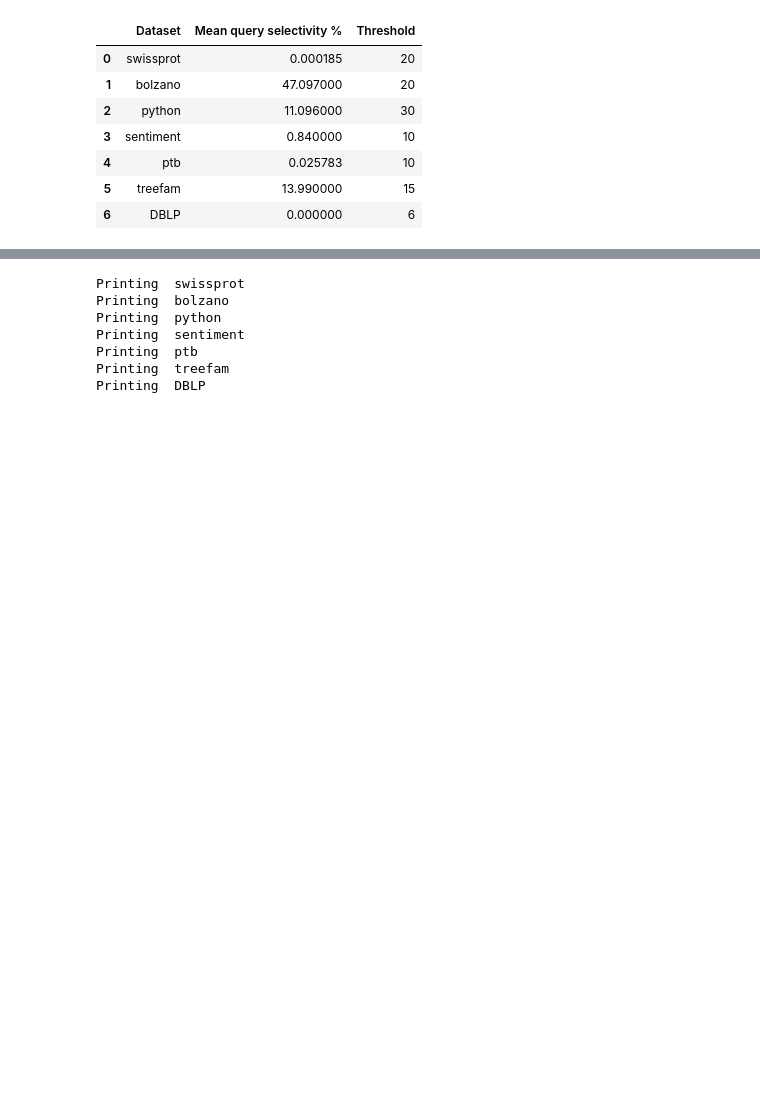
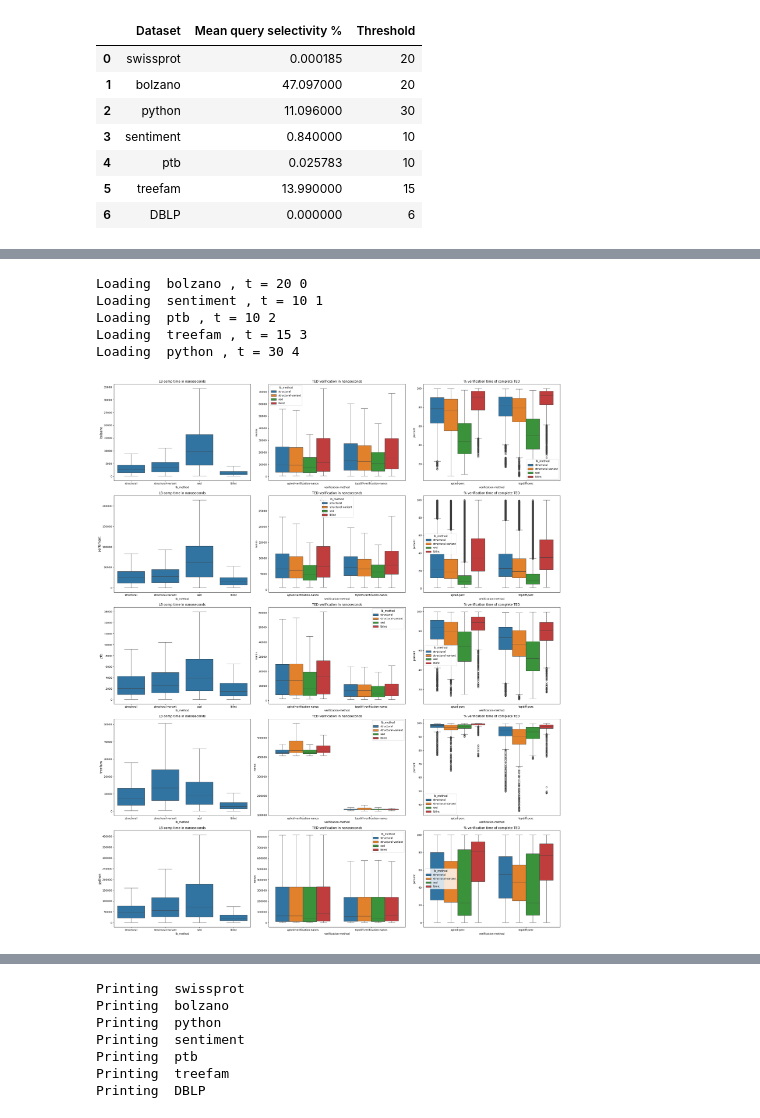
Before and after one commit to LukMRVC/tree-statistics, a Jupyter notebook: TED-viz.ipynb, the cells around one changed output, grey strips where cells are left out. Drawn from its saved outputs; the diff is of its cells as text; code cells hidden in the pictures; blank space fills up the shorter version.

```diff
--- a/TED-viz.ipynb
+++ b/TED-viz.ipynb
@@ -124,0 +183,2 @@ display(df)
+# %%
+melted_percent, melted_absolute, lb_df = load_verification_times('bolzano', 20)
@@ -124,0 +190,27 @@ display(df)
+# %%
+len_tested = len(tested_values)
+fig, axes = plt.subplots(len_tested, 3, figsize=(25, 30))
+
+for i, (ds, t) in enumerate(tested_values):
+    print('Loading ', ds, ', t =', t, i)
+    melted_percent, melted_absolute, lb_df = load_verification_times(ds, t)
+    # fig.suptitle('Bolzano')
+    sns.boxplot(data=lb_df, x='lb_method', y='lb_time', showfliers = False, ax=axes[i, 0])
+    axes[i, 0].set_title('LB comp time in nanoseconds')
+    sns.boxplot(data=melted_absolute, x='verification-method', hue='lb_method', y='nanos', showfliers = False, ax=axes[i, 1])
+    axes[i, 1].set_title('TED verification in nanoseconds')
+    sns.boxplot(data=melted_percent, x='verification-method', hue='lb_method', y='percent', ax=axes[i, 2])
+    axes[i, 2].set_title('% verification time of complete TED')
+
+for ax, (ds, _) in zip(axes[:, 0], tested_values):
+    ax.set_ylabel(ds, size='large')
+
+plt.tight_layout()
+plt.show()
+# %% [output]
+Loading  bolzano , t = 20 0
+Loading  sentiment , t = 10 1
+Loading  ptb , t = 10 2
+Loading  treefam , t = 15 3
+Loading  python , t = 30 4
+[figure, added]
```
Also changed, not shown: parts of 8 cells of this notebook, 4 other files.
